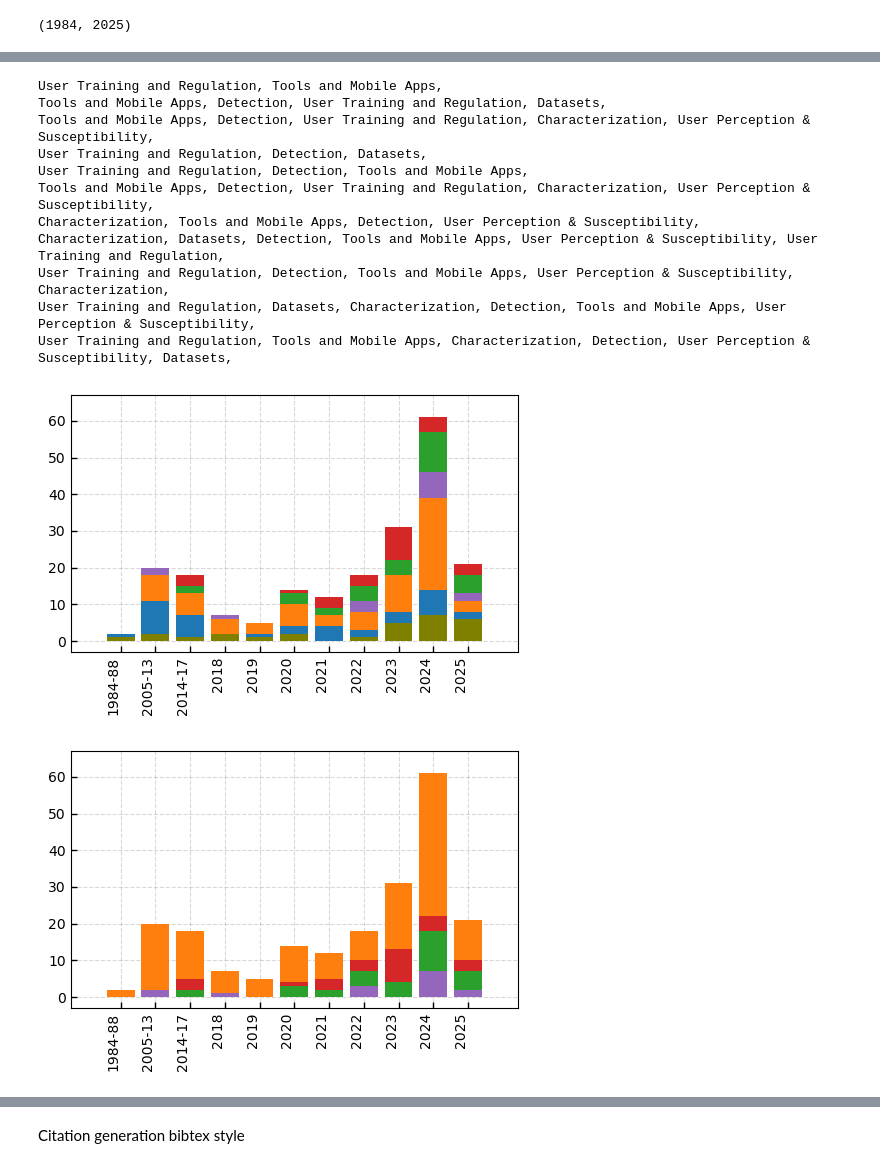
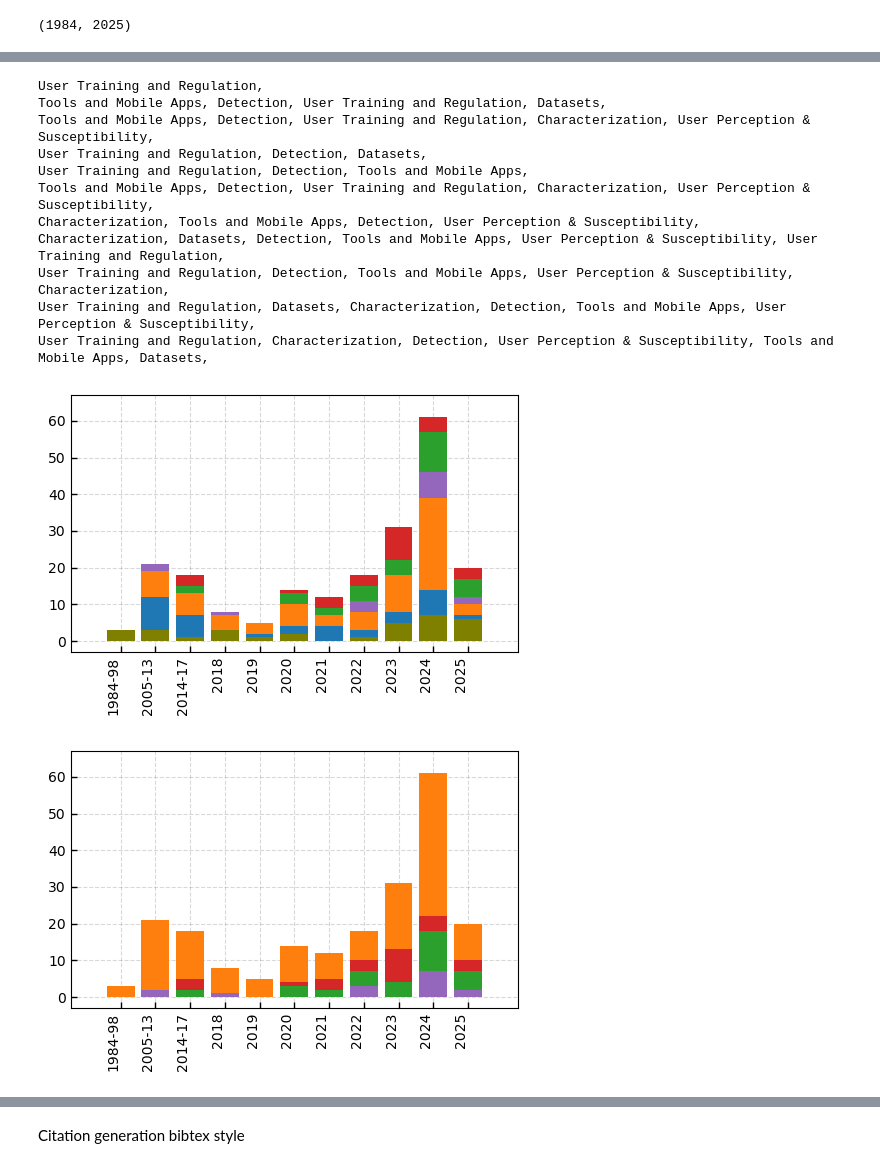
Before and after one commit to MarazMia/SMISH_DT, a Jupyter notebook: Code/papers_stat.ipynb, the cells around one changed output, grey strips where cells are left out. Saved outputs shown, nothing was run; the diff lists cells and outputs as text; code cells hidden in the pictures.

```diff
--- a/Code/papers_stat.ipynb
+++ b/Code/papers_stat.ipynb
@@ -128,16 +139,16 @@ Hybrid                             1
 User Training & Awareness          1
 Name: count, dtype: int64
 # %%
-plot_dict = {'1984-88':{}, '2005-13':{}, '2014-17':{}, '2018':{}, '2019':{}, '2020':{}, '2021':{}, '2022':{}, '2023':{}, '2024':{}, '2025':{}}
+plot_dict = {'1984-98':{}, '2005-13':{}, '2014-17':{}, '2018':{}, '2019':{}, '2020':{}, '2021':{}, '2022':{}, '2023':{}, '2024':{}, '2025':{}}
 
 for i in range(len(df)):
     year = df['Publication Year'][i]
-    if year<1989 and year>1983:
+    if year<1999 and year>1983:
         if df['main cat'][i]:
-            if df['main cat'][i] in plot_dict['1984-88']:
-                plot_dict['1984-88'][df['1984-88'][i]] += 1
+            if df['main cat'][i] in plot_dict['1984-98']:
+                plot_dict['1984-98'][df['main cat'][i]] += 1
             else:
-                plot_dict['1984-88'][df['main cat'][i]] = 1
+                plot_dict['1984-98'][df['main cat'][i]] = 1
 
         if df['main cat 2'][i]:
             if df['main cat 2'][i] in plot_dict['2005-13']:
@@ -289,7 +300,7 @@ for i in plot_dict:
         print(j, end=', ')
     print()
 # %% [output]
-User Training and Regulation, Tools and Mobile Apps,
+User Training and Regulation,
 Tools and Mobile Apps, Detection, User Training and Regulation, Datasets,
 Tools and Mobile Apps, Detection, User Training and Regulation, Characterization, User Perception & Susceptibility,
 User Training and Regulation, Detection, Datasets,
@@ -299,13 +310,13 @@ Characterization, Tools and Mobile Apps, Detection, User Perception & Susceptibi
 Characterization, Datasets, Detection, Tools and Mobile Apps, User Perception & Susceptibility, User Training and Regulation,
 User Training and Regulation, Detection, Tools and Mobile Apps, User Perception & Susceptibility, Characterization,
 User Training and Regulation, Datasets, Characterization, Detection, Tools and Mobile Apps, User Perception & Susceptibility,
-User Training and Regulation, Tools and Mobile Apps, Characterization, Detection, User Perception & Susceptibility, Datasets,
+User Training and Regulation, Characterization, Detection, User Perception & Susceptibility, Tools and Mobile Apps, Datasets,
 # %%
 df_plot = pd.DataFrame.from_dict(plot_dict, orient='index').fillna(0)
 
 
 custom_year_order = [
-    '1984-88',
+    '1984-98',
     '2005-13',
     '2014-17',
     '2018',
@@ -334,39 +345,39 @@ bottom = [0] * len(time_periods)
 
 colors = {'Tools and Mobile Apps': '#1f77b4', 'Detection': '#ff7f0e', 'Characterization': '#2ca02c', 'Datasets': '#9467bd', 'User Perception & Susceptibility': '#d62728', 'User Training and Regulation':'#808000'}
 
 # Iterate through categories to stack bars with custom colors
 for category in df_plot.columns:
     current_color = colors.get(category, 'gray') # Get color, default to 'gray' if not found
     ax.bar(time_periods, df_plot[category], label=category, bottom=bottom, color=current_color)
     # Update bottom for the next stack
     bottom = [b + val for b, val in zip(bottom, df_plot[category])]
 
 # Moved axis limit adjustments here
 x_min_orig, x_max_orig = ax.get_xlim()
 y_min_orig, y_max_orig = ax.get_ylim()
 
 padding_bottom = 3.0
 padding_left = 0.5
 padding_right = 0.5
 
 ax.set_ylim(bottom=y_min_orig - padding_bottom, top=y_max_orig + padding_bottom)
 ax.set_xlim(left=x_min_orig - padding_left, right=x_max_orig + padding_right)
 
 # ax.legend(title='Category', loc='upper center', bbox_to_anchor=(0.5, -0.3), ncol=2)
 
 plt.xticks(rotation=90, ha='right')
 plt.tight_layout()
 plt.grid(axis='x', linestyle='--', alpha=0.3, color='gray')
 plt.grid(axis='y', linestyle='--', alpha=0.3, color='gray')
 # Show the plot
 plt.show()
 # %% [output]
-[figure, old version]
+[figure, new version]
 # %%
 df_plot = pd.DataFrame.from_dict(plot_dict, orient='index').fillna(0)
 
 custom_year_order = [
-    '1984-88',
+    '1984-98',
     '2005-13',
     '2014-17',
     '2018',
@@ -440,7 +451,7 @@ plt.tight_layout()
 plt.grid(axis='x', linestyle='--', alpha=0.3, color='gray')
 plt.grid(axis='y', linestyle='--', alpha=0.3, color='gray')
 # %% [output]
-[figure, old version]
+[figure, new version]
 # %%
 df_plot = pd.DataFrame.from_dict(plot_dict, orient='index').fillna(0)
 
```
Also changed, not shown: parts of 30 cells of this notebook.
